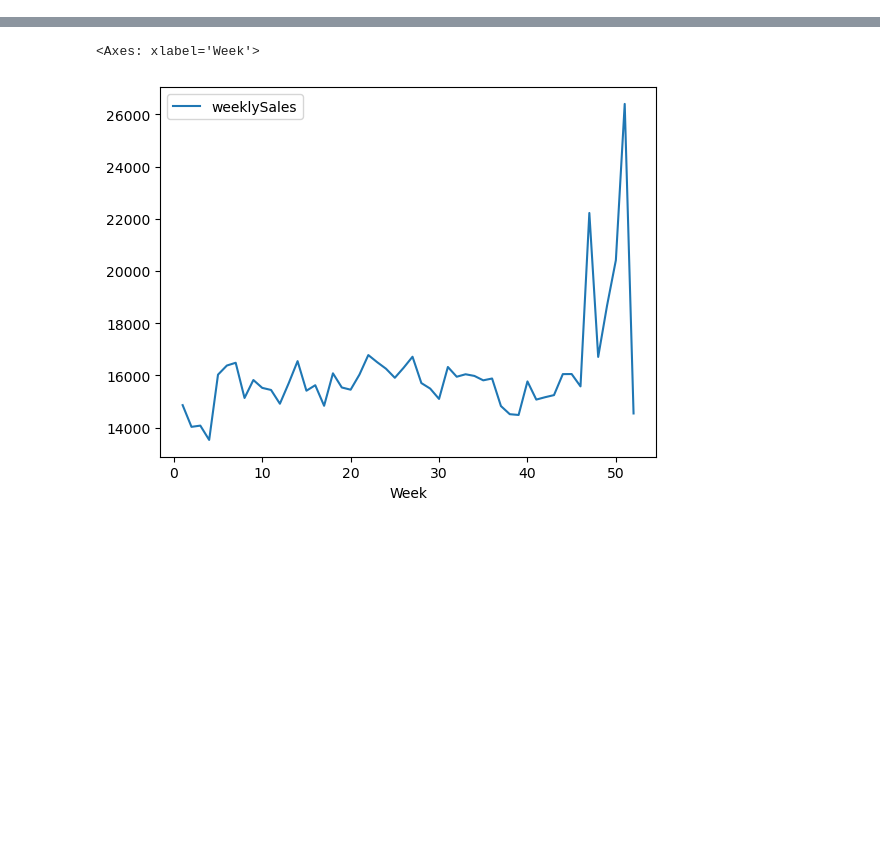
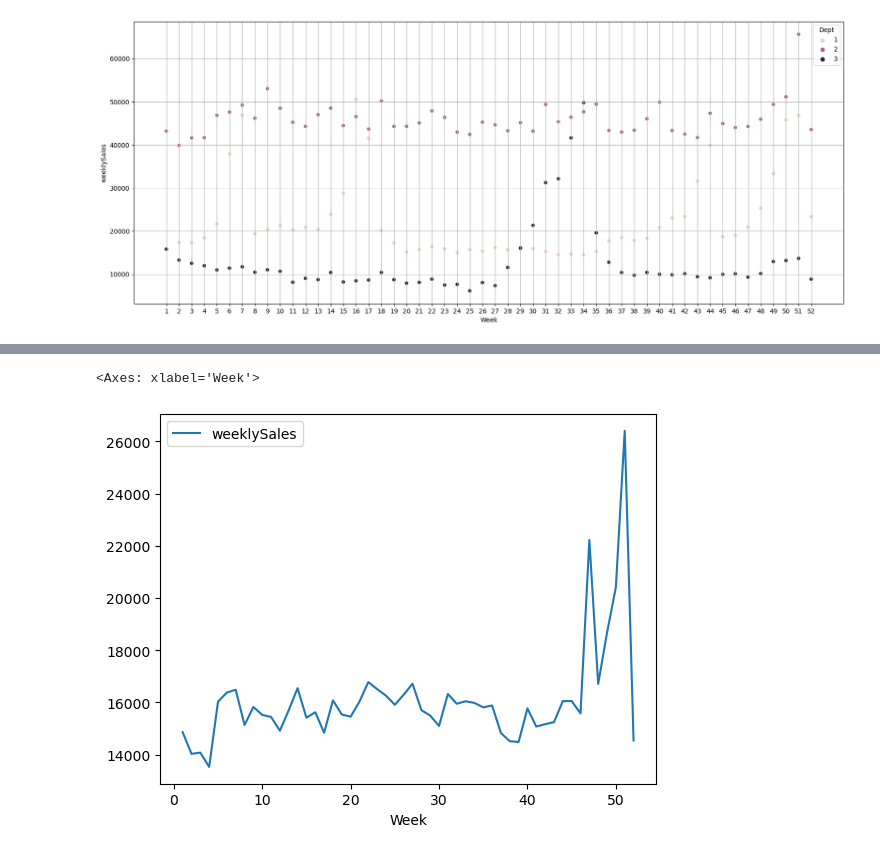
Before and after one commit to Farlein/Walmart_Sales, a Jupyter notebook: Walmart_Sale_Predication.ipynb, the cells around one changed output, grey strips where cells are left out. Cells and saved outputs as stored; diff of their text form; code cells hidden in the pictures; blank space fills up the shorter version.

```diff
--- a/Walmart_Sale_Predication.ipynb
+++ b/Walmart_Sale_Predication.ipynb
@@ -7,16 +22,16 @@ import seaborn as sns
 # %%
 # Import data
-dataset = pd.read_csv("C:/DATA/Course/CISC 684/train.csv", names=['Store','Dept','Date','weeklySales','isHoliday'],sep=',', header=0)
-features = pd.read_csv("C:/DATA/Course/CISC 684/features.csv",sep=',', header=0,
+filepath = '/content/drive/MyDrive/Colab Notebooks/Project/'
+
+dataset = pd.read_csv(os.path.join(filepath, 'train.csv'),names=['Store','Dept','Date','weeklySales','isHoliday'],sep=',', header=0)
+dataset['Date'] = pd.to_datetime(dataset['Date'])
+print(dataset.head(5))
+
+features = pd.read_csv(os.path.join(filepath, 'features.csv'),sep=',', header=0,
                        names=['Store','Date','Temperature','Fuel_Price','MarkDown1','MarkDown2','MarkDown3','MarkDown4',
                               'MarkDown5','CPI','Unemployment','IsHoliday']).drop(columns=['IsHoliday'])
-stores = pd.read_csv("C:/DATA/Course/CISC 684/stores.csv", names=['Store','Type','Size'],sep=',', header=0)
-train_dataset = dataset.merge(stores, how='left').merge(features, how='left')
+features['Date'] = pd.to_datetime(features['Date'])
+print(features.head(5))
 
-train_dataset.head(5)
-
-train_dataset.Date = pd.to_datetime(train_dataset.Date)
-train_dataset['Week'] = train_dataset.Date.dt.isocalendar().week
-train_dataset['Year'] = train_dataset.Date.dt.isocalendar().year
-pd.DataFrame(train_dataset.dtypes, columns=['Type'])
+stores = pd.read_csv(os.path.join(filepath, 'stores.csv'), names=['Store','Type','Size'],sep=',', header=0)
 # %% [output]
@@ -39,0 +97,15 @@ pd.DataFrame(train_dataset.dtypes, columns=['Type'])
+# %%
+# Data Managment
+train_dataset['Week'] = train_dataset.Date.dt.isocalendar().week
+train_dataset['Year'] = train_dataset.Date.dt.isocalendar().year
+
+train_dataset['MarkDown1_Ind'] = train_dataset['MarkDown1'].apply(lambda x: 'N' if pd.isna(x) else 'Y')
+train_dataset['MarkDown2_Ind'] = train_dataset['MarkDown2'].apply(lambda x: 'N' if pd.isna(x) else 'Y')
+train_dataset['MarkDown3_Ind'] = train_dataset['MarkDown3'].apply(lambda x: 'N' if pd.isna(x) else 'Y')
+train_dataset['MarkDown4_Ind'] = train_dataset['MarkDown4'].apply(lambda x: 'N' if pd.isna(x) else 'Y')
+train_dataset['MarkDown5_Ind'] = train_dataset['MarkDown5'].apply(lambda x: 'N' if pd.isna(x) else 'Y')
+
+train_dataset['CPI_Round'] = train_dataset['CPI'].round(decimals=0)
+train_dataset['Unemployment_Round'] = train_dataset['Unemployment'].round(decimals=0)
+
+pd.DataFrame(train_dataset.dtypes, columns=['Type'])
@@ -39,0 +149,12 @@ pd.DataFrame(train_dataset.dtypes, columns=['Type'])
+# %%
+# Trend by example stores
+weekly_sales_2011 = train_dataset[(train_dataset.Year==2011) & (train_dataset.Store==1) & (train_dataset.Dept<=3)]
+plt.figure(figsize=(20,8))
+sns.scatterplot(data=weekly_sales_2011, x='Week',y='weeklySales', hue='Dept')
+plt.grid()
+plt.xticks(np.arange(1, 53, step=1))
+plt.show()
+
+# Sales pattern depends on store number
+# %% [output]
+[figure, added]
```
Also changed, not shown: parts of 17 cells of this notebook.
